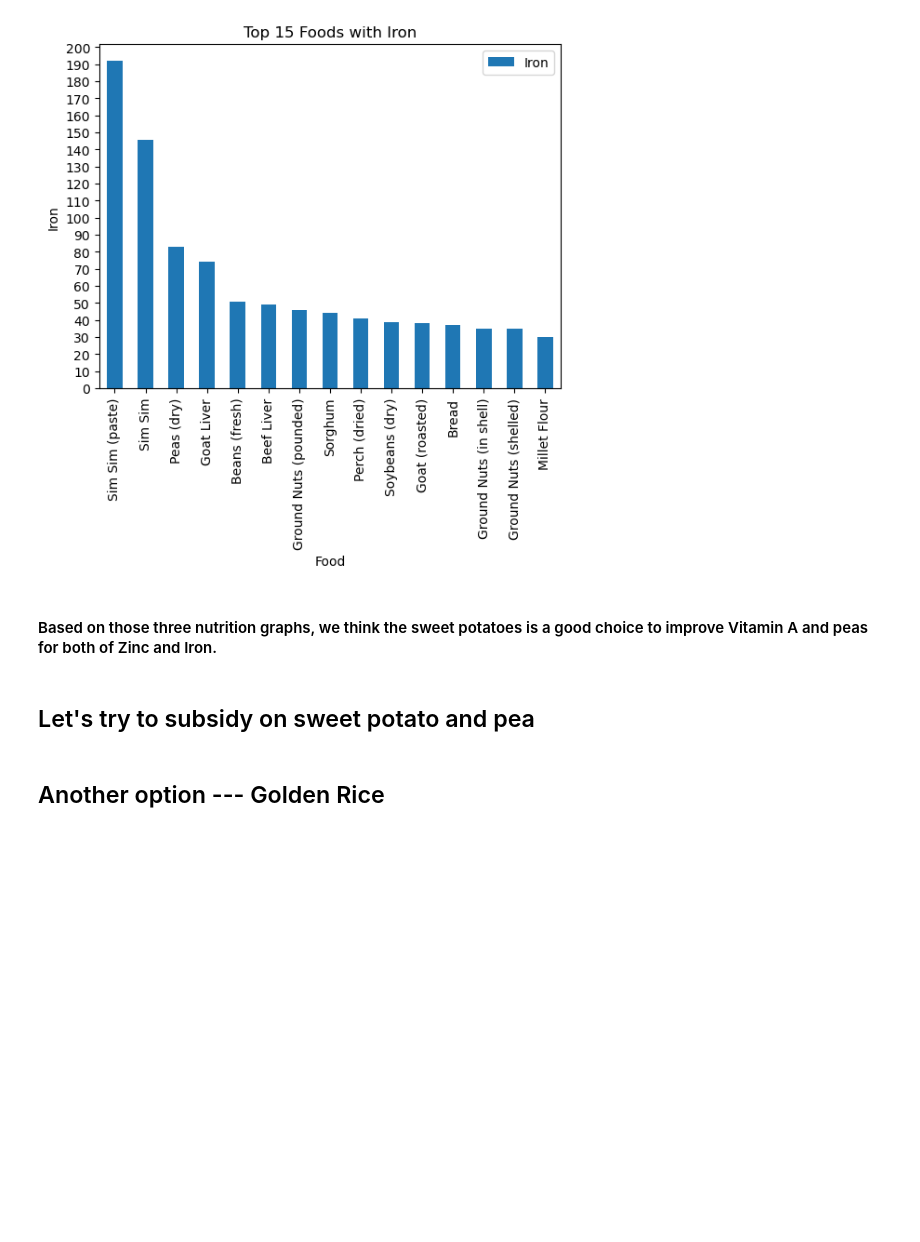
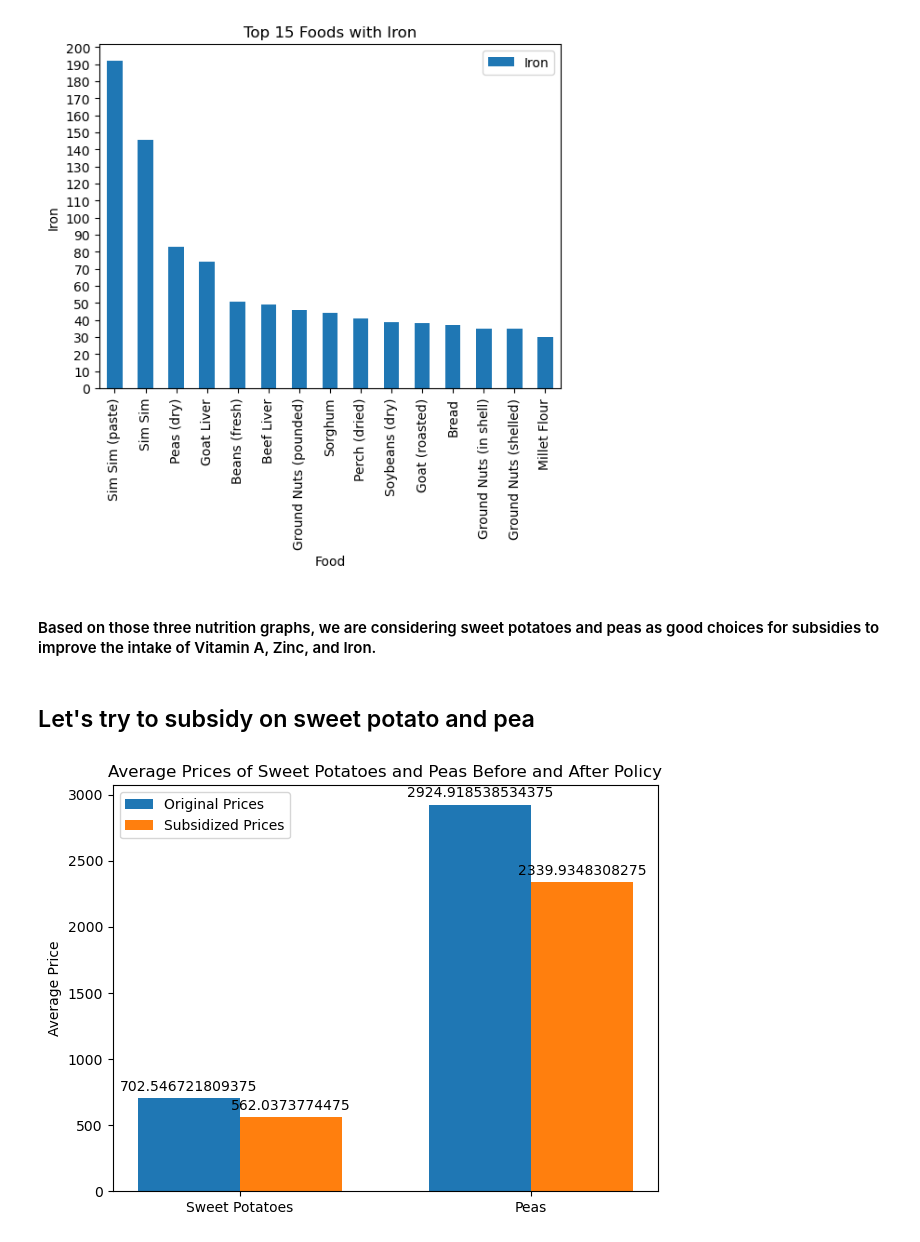
Before and after one commit to vkeroles/EEP153-SP23-Proj4, a Jupyter notebook: Team_HWiley_code2.ipynb, the cells around one changed output. Saved outputs shown, nothing was run; the diff lists cells and outputs as text; code cells hidden in the pictures; blank space fills up the shorter version.

```diff
--- a/Team_HWiley_code2.ipynb
+++ b/Team_HWiley_code2.ipynb
@@ -846,6 +846,6 @@ plot_top_foods_by_Iron(fct, n=15)
 # %% [output]
 [figure]
 # %% [markdown]
-#### Based on those three nutrition graphs, we think the sweet potatoes is a good choice to improve Vitamin A and peas for both of Zinc and Iron.
+#### Based on those three nutrition graphs, we are considering sweet potatoes and peas as good choices for subsidies to improve the intake of Vitamin A, Zinc, and Iron.
 # %% [markdown]
 ## Let's try to subsidy on sweet potato and pea
@@ -862,2 +852,48 @@ assert my_j in pbar.index, f"The label {my_j} does not match a good for which de
-# %% [markdown]
-## Another option --- Golden Rice
+# %%
+def apply_subsidy(data, food_items, subsidy_rate):
+    data = data.copy()
+    for food in food_items:
+        data[food] *= (1 - subsidy_rate)
+    return data
+
+subsidized_price = apply_subsidy(Price, ['Sweet Potatoes', 'Peas'], 0.2)  # Assuming a 20% subsidy
+# %%
+original_avg_prices = Price[['Sweet Potatoes', 'Peas']].mean()
+subsidized_avg_prices = subsidized_price[['Sweet Potatoes', 'Peas']].mean()
+
+# Define the x-axis labels and positions
+labels = ['Sweet Potatoes', 'Peas']
+x = np.arange(len(labels))
+
+# Set the width for the bars
+width = 0.35
+
+# Create the bar plot
+fig, ax = plt.subplots()
+rects1 = ax.bar(x - width/2, original_avg_prices, width, label='Original Prices')
+rects2 = ax.bar(x + width/2, subsidized_avg_prices, width, label='Subsidized Prices')
+
+# Add labels, title, and legend
+ax.set_ylabel('Average Price')
+ax.set_title('Average Prices of Sweet Potatoes and Peas Before and After Policy')
+ax.set_xticks(x)
+ax.set_xticklabels(labels)
+ax.legend()
+
+# Add a function to show the value of each bar
+def autolabel(rects):
+    for rect in rects:
+        height = rect.get_height()
+        ax.annotate('{}'.format(height),
+                    xy=(rect.get_x() + rect.get_width() / 2, height),
+                    xytext=(0, 3),
+                    textcoords="offset points",
+                    ha='center', va='bottom')
+
+autolabel(rects1)
+autolabel(rects2)
+
+fig.tight_layout()
+plt.show()
+# %% [output]
+[figure, added]
```
Also changed, not shown: parts of 5 cells of this notebook.
